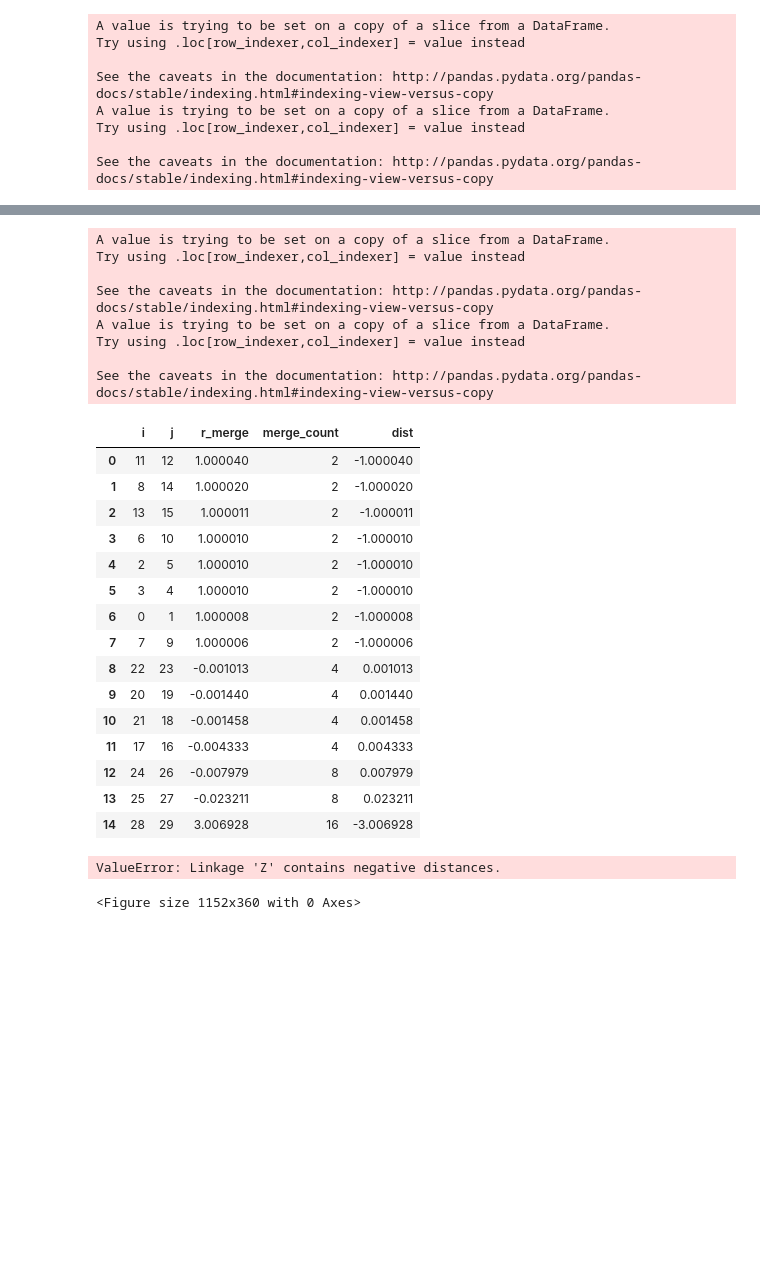
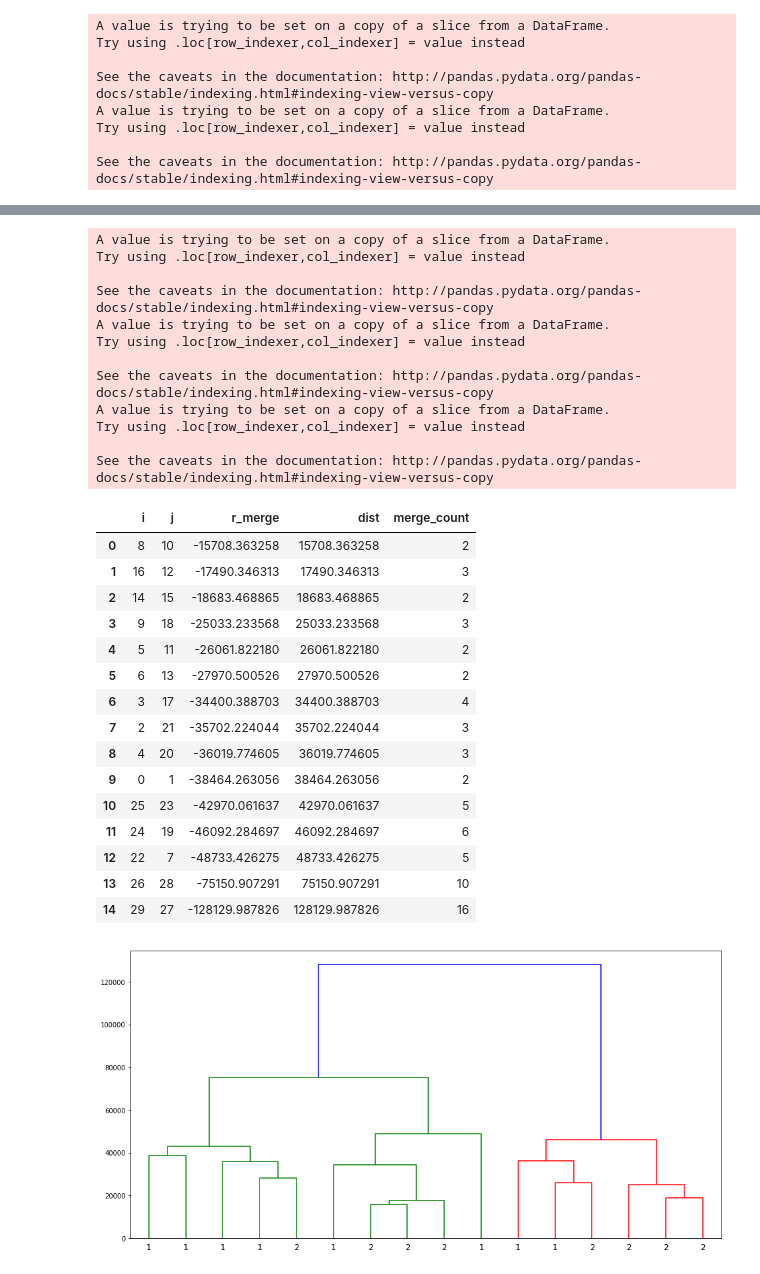
Before and after one commit to shahcompbio/scgenome-deprecated, a Jupyter notebook: notebooks/bayesian_toy.ipynb, the cells around one changed output, grey strips where cells are left out. Drawn from its saved outputs; the diff is of its cells as text; code cells hidden in the pictures; blank space fills up the shorter version.

```diff
--- a/notebooks/bayesian_toy.ipynb
+++ b/notebooks/bayesian_toy.ipynb
@@ -170,58 +170,76 @@ from matplotlib import pyplot as plt
 NUM_SAMPLE = 8
 NUM_BIN = 500
 CHR_NAMES = ["1","2"]
+ALPHA=0.05
 max_cn=7
 
 cluster1 = sim.cn_mat_poisson(NUM_SAMPLE, NUM_BIN, init_lambda=1., jump_lambda=1, seed=None, max_cn=max_cn)
 cluster2 = sim.cn_mat_poisson(NUM_SAMPLE, NUM_BIN, init_lambda=3., jump_lambda=0.1, seed=None, max_cn=max_cn)
 
 clst1_cell_ids = [f"cl1_cell{i}" for i in range(cluster1.shape[0])]
 clst2_cell_ids = [f"cl2_cell{i}" for i in range(cluster1.shape[0])]
 
 cn_mat = np.concatenate([cluster1, cluster2])
 cell_ids = clst1_cell_ids + clst2_cell_ids
 
 df_cn_mat = cn_mat_as_df(cn_mat,CHR_NAMES)
 cn_data = cn_mat_to_cn_data(df_cn_mat, cell_id_vals=cell_ids)
 cn_data["cluster_id"] = cn_data["cell_id"].str.split("_",expand=True).iloc[:,0]
 cn_data["copy2"] = cn_data["copy"] + np.absolute(np.random.normal(size=cn_data.shape[0], scale=0.3))
 cn_data.columns = ["chr", "bin", "cell_id", "state", "start", "end", "cluster_id", "copy"]
 
-tlinkage, root, cl_cell_ids = cncluster.rec_bayesian_cluster(cn_data, n_states=max_cn, value_ids=["copy"])
+tlinkage, root, cl_cell_ids = cncluster.rec_bayesian_cluster(cn_data, n_states=max_cn, value_ids=["copy"], alpha=ALPHA)
+
+from scipy.stats import rankdata
 
 plinkage = tlinkage[["i","j","r_merge","merge_count"]]
 plinkage["r_merge"] = plinkage["r_merge"].astype("float")
+if(plinkage["r_merge"].min() < 0):
+    plinkage["dist"] = rankdata(-1*plinkage["r_merge"])
+    #plinkage["dist"] = plinkage["r_merge"] +  -1 * plinkage["r_merge"].min() + 1
+    #plinkage["dist1"] = plinkage["dist"].min() / plinkage["dist"]
+else:
+    pass
+#####
+#plinkage.loc[0,"r_merge"] = 1
+#plinkage["dist"] = np.exp((1/plinkage["r_merge"]))
+#plinkage["dist"] = plinkage["r_merge"].min() / plinkage["r_merge"]
 plinkage["dist"] = -1 * plinkage["r_merge"]
+#####
 plot_data = plinkage[["i","j","dist","merge_count"]].to_numpy().astype("float")
-display(plinkage)
+display(plinkage[["i","j","r_merge","dist","merge_count"]])
 
-cl_cell_ids = cl_cell_ids.str[2]
-fig = plt.figure(figsize=(16, 5))
-dend = dendrogram(plot_data, labels=cl_cell_ids)
+
+cell_id_labels = cl_cell_ids.str[2]
+fig = plt.figure(figsize=(16, 8))
+dend = dendrogram(plot_data, labels=cell_id_labels)
 # %% [output]
 A value is trying to be set on a copy of a slice from a DataFrame.
 Try using .loc[row_indexer,col_indexer] = value instead
 
 See the caveats in the documentation: http://pandas.pydata.org/pandas-docs/stable/indexing.html#indexing-view-versus-copy
 A value is trying to be set on a copy of a slice from a DataFrame.
 Try using .loc[row_indexer,col_indexer] = value instead
 
 See the caveats in the documentation: http://pandas.pydata.org/pandas-docs/stable/indexing.html#indexing-view-versus-copy
+A value is trying to be set on a copy of a slice from a DataFrame.
+Try using .loc[row_indexer,col_indexer] = value instead
+
+See the caveats in the documentation: http://pandas.pydata.org/pandas-docs/stable/indexing.html#indexing-view-versus-copy
-|  | i | j | r_merge | merge_count | dist |
-| 0 | 11 | 12 | 1.000040 | 2 | -1.000040 |
-| 1 | 8 | 14 | 1.000020 | 2 | -1.000020 |
-| 2 | 13 | 15 | 1.000011 | 2 | -1.000011 |
-| 3 | 6 | 10 | 1.000010 | 2 | -1.000010 |
-| 4 | 2 | 5 | 1.000010 | 2 | -1.000010 |
-| 5 | 3 | 4 | 1.000010 | 2 | -1.000010 |
-| 6 | 0 | 1 | 1.000008 | 2 | -1.000008 |
-| 7 | 7 | 9 | 1.000006 | 2 | -1.000006 |
-| 8 | 22 | 23 | -0.001013 | 4 | 0.001013 |
-| 9 | 20 | 19 | -0.001440 | 4 | 0.001440 |
-| 10 | 21 | 18 | -0.001458 | 4 | 0.001458 |
-| 11 | 17 | 16 | -0.004333 | 4 | 0.004333 |
-| 12 | 24 | 26 | -0.007979 | 8 | 0.007979 |
-| 13 | 25 | 27 | -0.023211 | 8 | 0.023211 |
-| 14 | 28 | 29 | 3.006928 | 16 | -3.006928 |
+|  | i | j | r_merge | dist | merge_count |
+| 0 | 8 | 10 | -15708.363258 | 15708.363258 | 2 |
+| 1 | 16 | 12 | -17490.346313 | 17490.346313 | 3 |
+| 2 | 14 | 15 | -18683.468865 | 18683.468865 | 2 |
+| 3 | 9 | 18 | -25033.233568 | 25033.233568 | 3 |
+| 4 | 5 | 11 | -26061.822180 | 26061.822180 | 2 |
+| 5 | 6 | 13 | -27970.500526 | 27970.500526 | 2 |
+| 6 | 3 | 17 | -34400.388703 | 34400.388703 | 4 |
+| 7 | 2 | 21 | -35702.224044 | 35702.224044 | 3 |
+| 8 | 4 | 20 | -36019.774605 | 36019.774605 | 3 |
+| 9 | 0 | 1 | -38464.263056 | 38464.263056 | 2 |
+| 10 | 25 | 23 | -42970.061637 | 42970.061637 | 5 |
+| 11 | 24 | 19 | -46092.284697 | 46092.284697 | 6 |
+| 12 | 22 | 7 | -48733.426275 | 48733.426275 | 5 |
+| 13 | 26 | 28 | -75150.907291 | 75150.907291 | 10 |
+| 14 | 29 | 27 | -128129.987826 | 128129.987826 | 16 |
-ValueError: Linkage 'Z' contains negative distances.
-<Figure size 1152x360 with 0 Axes>
+[figure, added]
```
Also changed, not shown: parts of 4 cells of this notebook, 3 other files.
